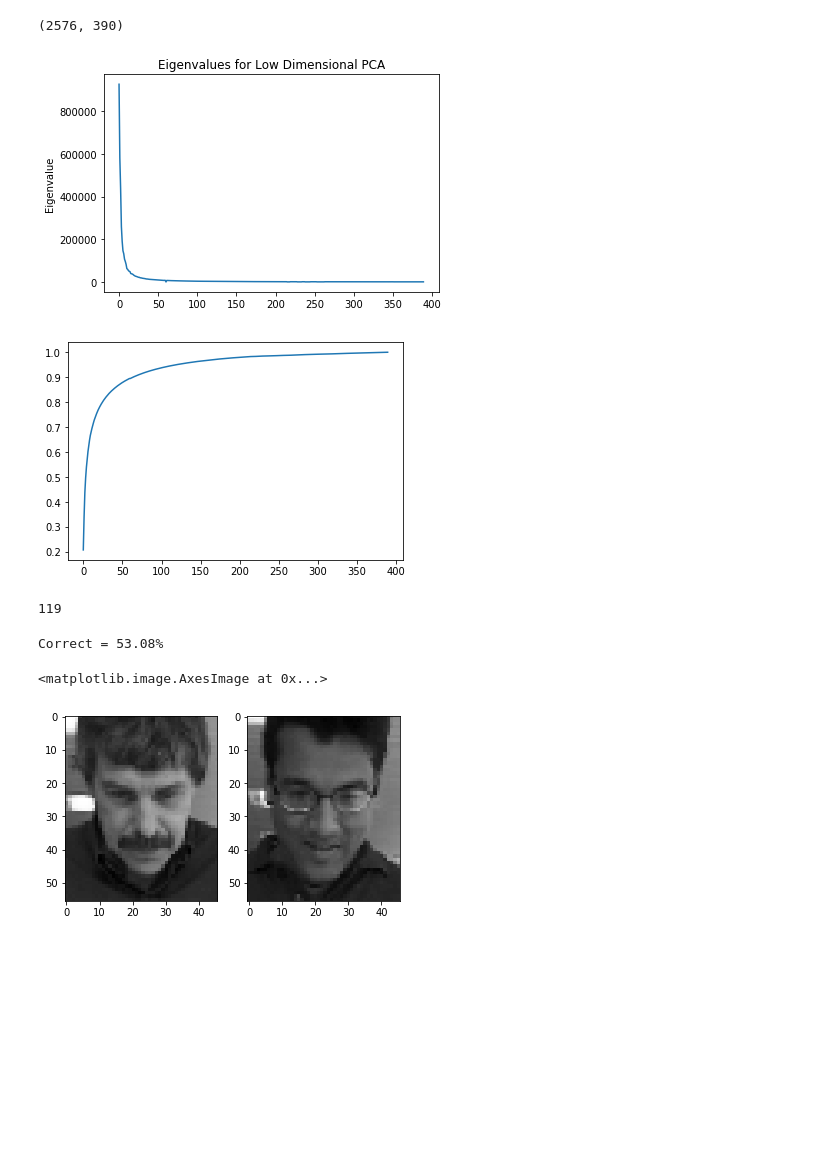
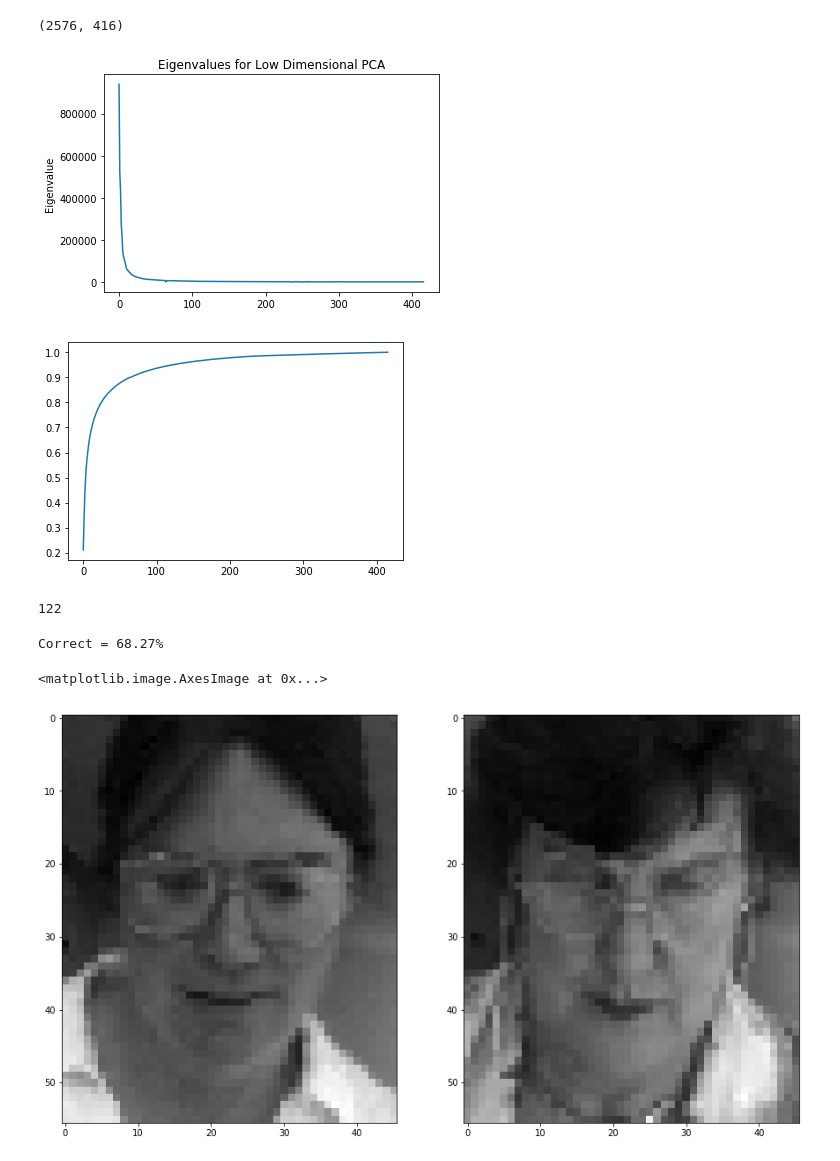
Before and after one commit to GPadley/EE4-68-PR, a Jupyter notebook: CW1/1.2_b.ipynb, the cells around one changed output. Cells and saved outputs as stored; diff of their text form; code cells hidden in the pictures; blank space fills up the shorter version.

```diff
--- a/CW1/1.2_b.ipynb
+++ b/CW1/1.2_b.ipynb
@@ -13,7 +13,7 @@ ds = sio.loadmat('face.mat')
 # %%
 X = ds['X']
 l = ds['l'][0]
-split = 0.75
+split = 0.8
 W = 46
 H = 56
 X = pd.DataFrame(X.transpose())
@@ -46,14 +46,14 @@ plt.ylabel('Eigenvalue')
 plt.title('Eigenvalues for Low Dimensional PCA')
 plt.show()
 # %% [output]
-(2576, 390)
+(2576, 416)
-[figure, old version]
+[figure, new version]
 # %%
 cum_w = np.cumsum(w_lda)/np.sum(w_lda)
 plt.plot(cum_w)
 plt.show()
 # %% [output]
-[figure, old version]
+[figure, new version]
 # %%
 M = np.argmax(cum_w>0.95)
 V = v_lda[:,:M]
@@ -61,7 +61,7 @@ U = preprocessing.normalize(np.matmul(A,V), axis=0)
 omega = np.matmul(np.transpose(A),U)
 print(M)
 # %% [output]
-119
+122
 # %%
 A_test = np.transpose(np.subtract(X_test,X_bar))
 omega_test = np.matmul(A_test, U)
@@ -78,16 +78,17 @@ for i in range(len(l_test[0])):
 # %%
 print("Correct = " + str(round((1-len(wrong)/len(l_test[0]))*100,2)) + '%')
 # %% [output]
-Correct = 53.08%
+Correct = 68.27%
 # %%
+plt.figure(figsize=(15.0,9.0))
 incorrect = wrong[5]
 test_img = np.transpose(np.array_split(np.transpose(X_test)[incorrect[0][1]]/255, W))
 train_img = np.transpose(np.array_split(np.transpose(X_train)[incorrect[1][1]]/255, W))
 ax = plt.subplot(1, 2, 1)
 ax.imshow(test_img, cmap='gray')
 ax = plt.subplot(1, 2, 2)
 ax.imshow(train_img, cmap='gray')
 # %% [output]
 <matplotlib.image.AxesImage at 0x...>
-[figure, old version]
+[figure, new version]
 # %%
```
Also changed, not shown: parts of 1 cell of this notebook, 9 other files.
